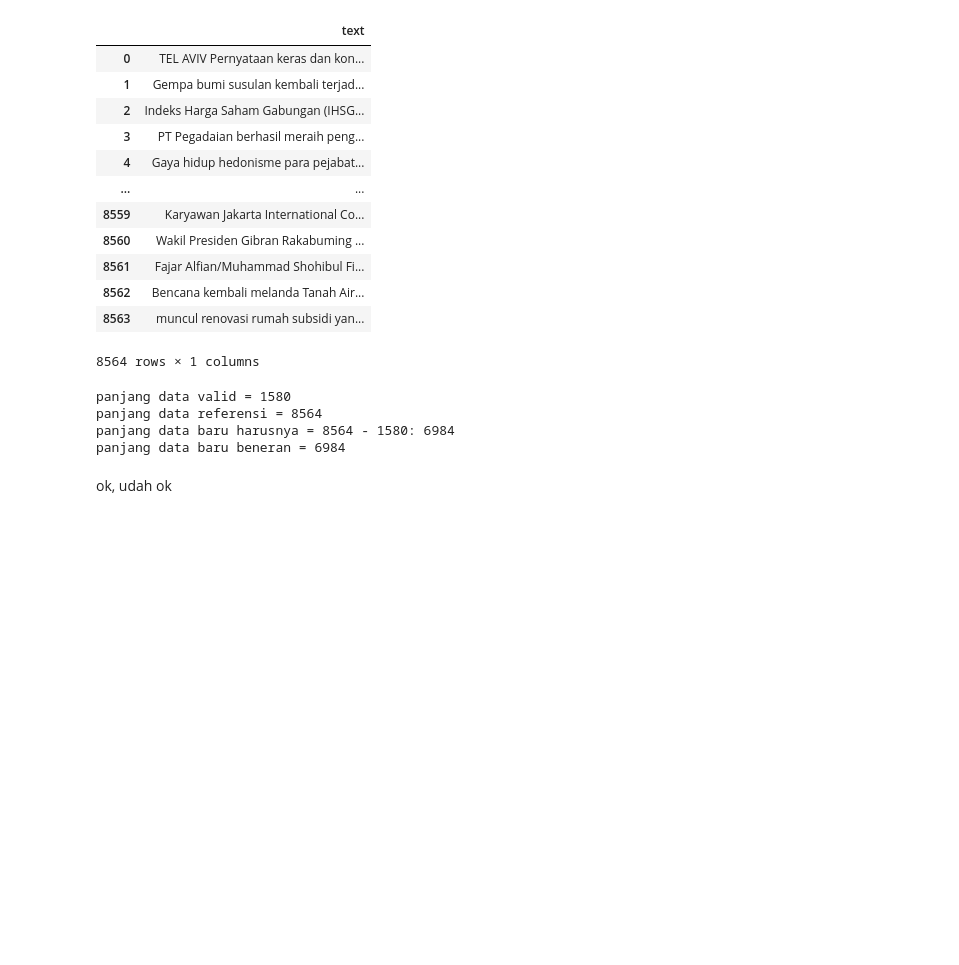
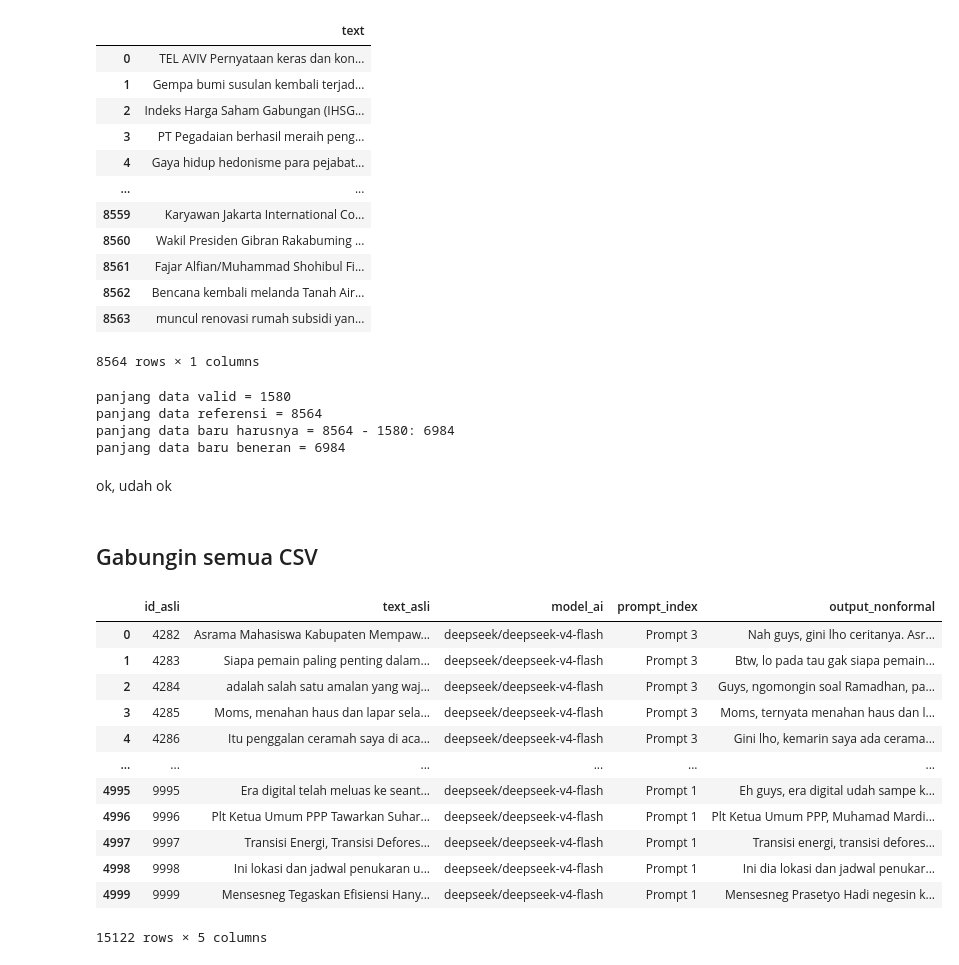
Before and after one commit to imdipo/capstone-AITF-komdigi, a Jupyter notebook: CPT/CPT.ipynb, the cells around one changed output. Drawn from its saved outputs; the diff is of its cells as text; code cells hidden in the pictures; blank space fills up the shorter version.

```diff
--- a/CPT/CPT.ipynb
+++ b/CPT/CPT.ipynb
@@ -98,3 +98,30 @@ panjang data baru harusnya = 8564 - 1580: 6984
 panjang data baru beneran = 6984
 # %% [markdown]
 ok, udah ok
+# %% [markdown]
+## Gabungin semua CSV
+# %%
+folder_data = Path("data")
+semua_csv = []
+
+for file in folder_data.glob("*.csv"):
+    file_csv = pd.read_csv(file)
+    semua_csv.append(file_csv)
+
+df_gabungan = pd.concat(semua_csv)
+# %%
+df_gabungan
+# %% [output]
+|  | id_asli | text_asli | model_ai | prompt_index | output_nonformal |
+| 0 | 4282 | Asrama Mahasiswa Kabupaten Mempaw... | deepseek/deepseek-v4-flash | Prompt 3 | Nah guys, gini lho ceritanya. Asr... |
+| 1 | 4283 | Siapa pemain paling penting dalam... | deepseek/deepseek-v4-flash | Prompt 3 | Btw, lo pada tau gak siapa pemain... |
+| 2 | 4284 | adalah salah satu amalan yang waj... | deepseek/deepseek-v4-flash | Prompt 3 | Guys, ngomongin soal Ramadhan, pa... |
+| 3 | 4285 | Moms, menahan haus dan lapar sela... | deepseek/deepseek-v4-flash | Prompt 3 | Moms, ternyata menahan haus dan l... |
+| 4 | 4286 | Itu penggalan ceramah saya di aca... | deepseek/deepseek-v4-flash | Prompt 3 | Gini lho, kemarin saya ada cerama... |
+| ... | ... | ... | ... | ... | ... |
+| 4995 | 9995 | Era digital telah meluas ke seant... | deepseek/deepseek-v4-flash | Prompt 1 | Eh guys, era digital udah sampe k... |
+| 4996 | 9996 | Plt Ketua Umum PPP Tawarkan Suhar... | deepseek/deepseek-v4-flash | Prompt 1 | Plt Ketua Umum PPP, Muhamad Mardi... |
+| 4997 | 9997 | Transisi Energi, Transisi Defores... | deepseek/deepseek-v4-flash | Prompt 1 | Transisi energi, transisi defores... |
+| 4998 | 9998 | Ini lokasi dan jadwal penukaran u... | deepseek/deepseek-v4-flash | Prompt 1 | Ini dia lokasi dan jadwal penukar... |
+| 4999 | 9999 | Mensesneg Tegaskan Efisiensi Hany... | deepseek/deepseek-v4-flash | Prompt 1 | Mensesneg Prasetyo Hadi negesin k... |
+15122 rows × 5 columns
```
Also changed, not shown: parts of 8 cells of this notebook.
